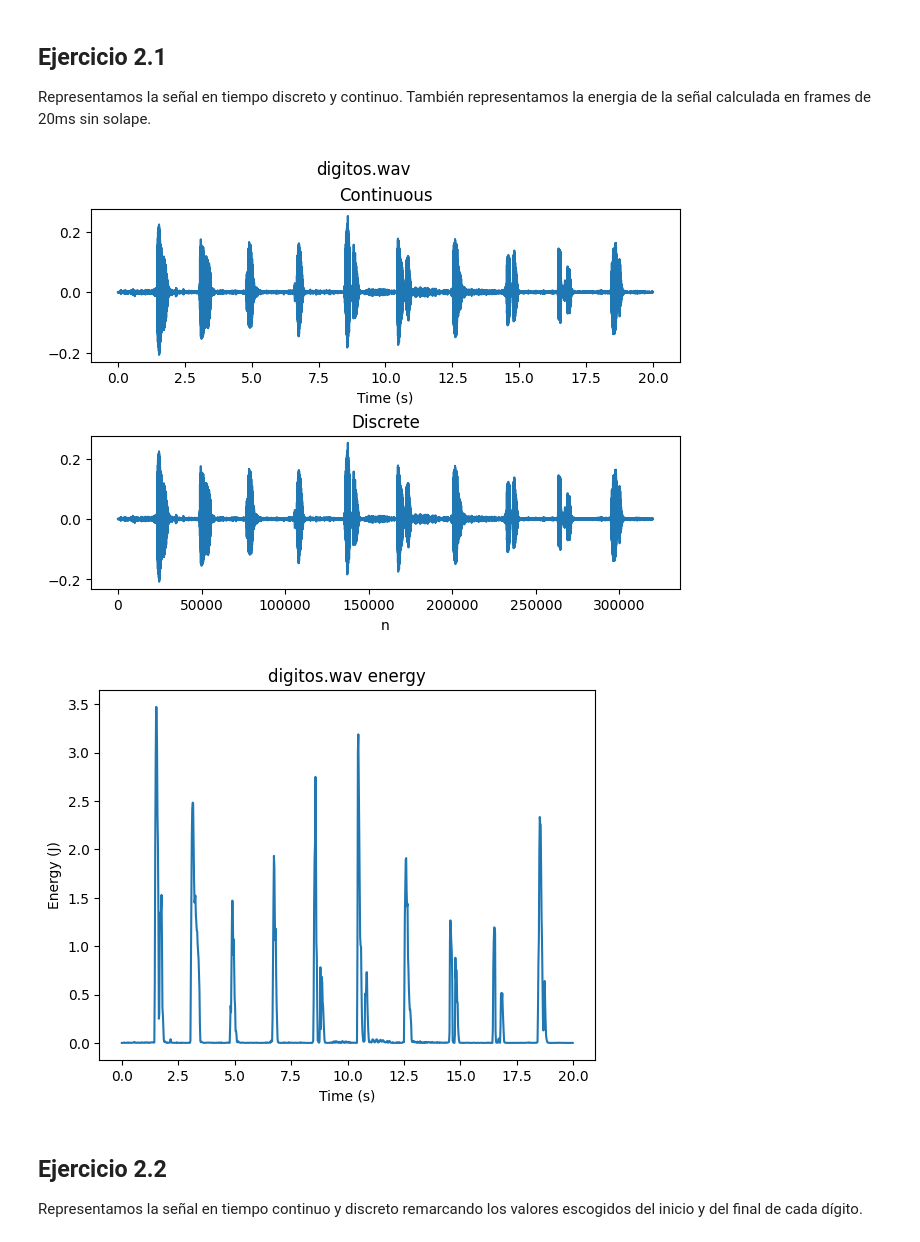
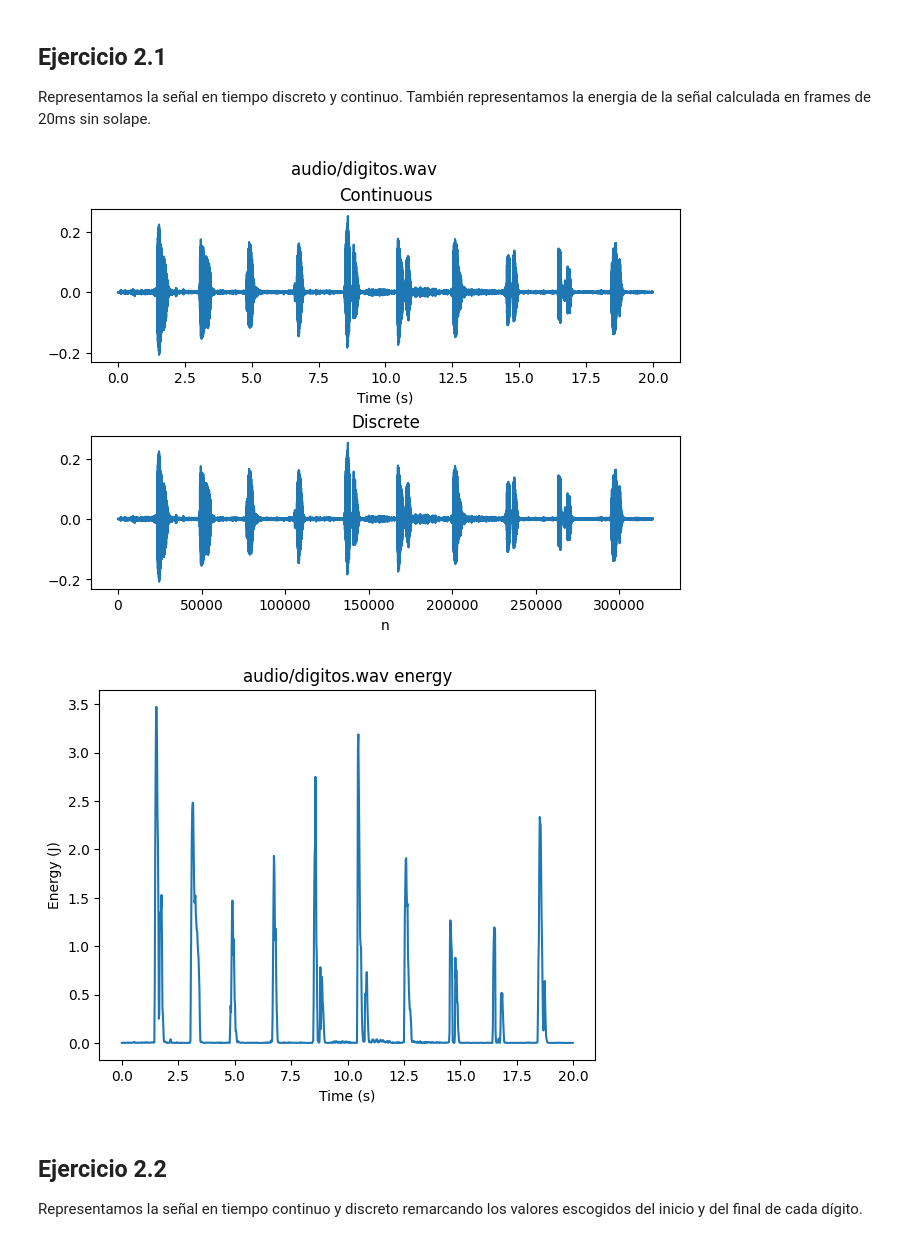
Before and after one commit to carlosedm10/joan-tds, a Jupyter notebook: pracs/prac2/prac2.ipynb, the cells around one changed output. Drawn from its saved outputs; the diff is of its cells as text; code cells hidden in the pictures.

```diff
--- a/pracs/prac2/prac2.ipynb
+++ b/pracs/prac2/prac2.ipynb
@@ -91,35 +88,24 @@ def calculate_fundamental_frequency(signal, fs):
 Representamos la señal en tiempo discreto y continuo.
 También representamos la energia de la señal calculada en frames de 20ms sin solape.
 # %%
-# Create a named tuple to represent a signal
-Signal = namedtuple("Signal", ["y", "fs", "file"])
-
-# get the signal and the sampling frequency
-signal_path = os.path.join(AUDIO_DIR, "digitos.wav")
-fs, y = wav.read(signal_path)
-
-# normalize the signal
-# signals are stored as 16-bit signed integers
-y = y / 2**15
-
-# create the Signal object
-signal = Signal(y, fs, os.path.basename(signal_path))
+# load the audio file
+signal = signal_from_file(os.path.join(AUDIO_DIR, "digitos.wav"))
 
 # represent the signal in continuous and discrete time
-plot_continuous_and_discrete(signal.y, signal.fs, signal.file)
+plot_signal_continuous_and_discrete(signal.y, signal.fs, signal.file)
 
 frame_duration = 0.02  # frame duration in seconds
-fs = 1 / frame_duration  # sampling frequency
+frames_fs = 1 / frame_duration  # sampling frequency of the frames
 
 # calculate the energy of the signal in non-overlapping frames
-energy_frames = non_overlapping_frames(signal.y, signal.fs, frame_duration)
+energy_frames = non_overlapping_frames(signal, frame_duration)
 signal_energy = (energy_frames**2).sum(axis=0)
 
 # represent the energy of the signal in continuous time
-plot_continuous(signal_energy, fs, f"{signal.file} energy", "Energy (J)")
+plot_signal_continuous(signal_energy, frames_fs, f"{signal.file} energy", "Energy (J)")
 # %% [output]
-[figure, old version]
+[figure, new version]
-[figure, old version]
+[figure, new version]
 # %% [markdown]
 ## Ejercicio 2.2
 Representamos la señal en tiempo continuo y discreto remarcando los valores escogidos del inicio y del final de cada dígito.
```
Also changed, not shown: parts of 6 cells of this notebook, 1 other file.
